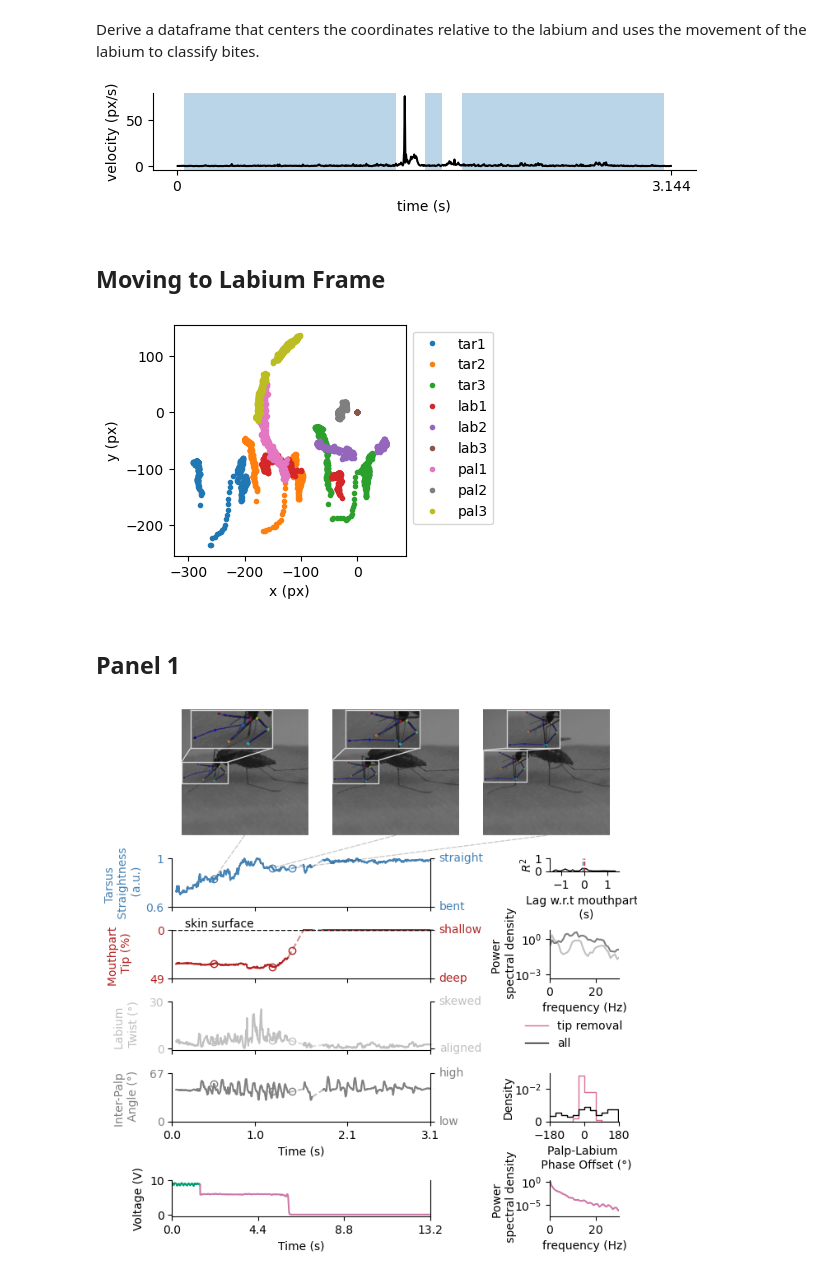
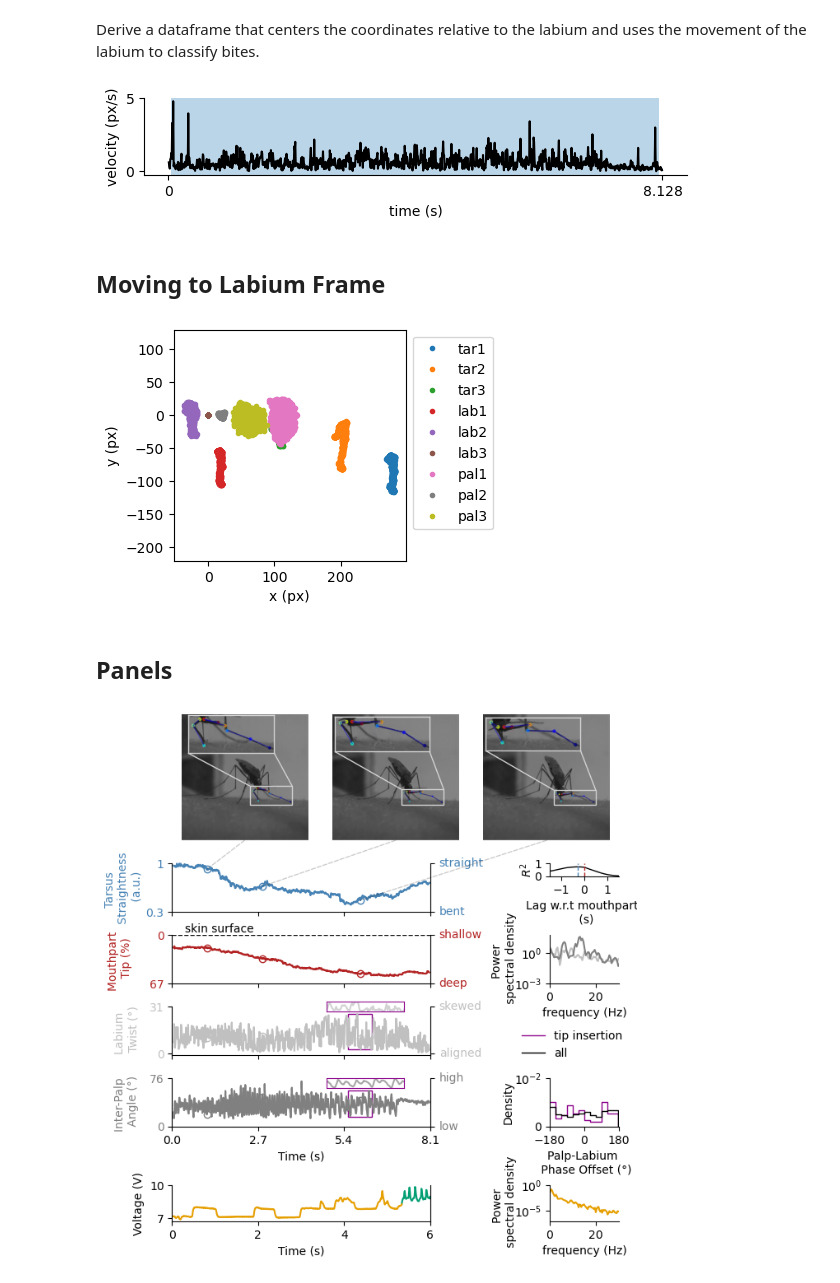
Before and after one commit to shivChitinous/bite-tracks, a Jupyter notebook: Figures.ipynb, the cells around one changed output. Cells and saved outputs as stored; diff of their text form; code cells hidden in the pictures.

Commit message:
Updated plot formats

```diff
--- a/Figures.ipynb
+++ b/Figures.ipynb
@@ -41,7 +41,7 @@ undDf = pd.read_csv(sep.join([dataDir.split('/')[0], 'underskin_data.csv']))
 # %% [markdown]
 Specify video index.
 # %%
-videoIdx = 4
+videoIdx = 2
 # %%
 vid_folder = datasetDf['path'].iloc[videoIdx]
 filename = datasetDf['filename'].iloc[videoIdx]
@@ -94,7 +94,7 @@ plt.ylabel('velocity (px/s)')
 # Save the figure
 plt.savefig(plot_folder + f"panel_{videoIdx}_" + "bite_segmentation.pdf", bbox_inches="tight")
 # %% [output]
-[figure, old version]
+[figure, new version]
 # %% [markdown]
 ## Moving to Labium Frame
 # %%
@@ -107,12 +107,12 @@ plt.legend(list(parts),bbox_to_anchor = (1,1));
 plt.xlabel('x (px)'); plt.ylabel('y (px)');
 plt.savefig(plot_folder+f"panel_{videoIdx}_"+"bodyparts_labium_frame_xy.pdf",bbox_inches = "tight")
 # %% [output]
-[figure, old version]
+[figure, new version]
 # %%
 # Load the video
 video = bt.videoExtract(sep.join([vid_folder, vidfile]))
 # %% [markdown]
-## Panel 1
+## Panels
 # %%
 # === Color Settings ===
 colors = {
@@ -263,7 +263,7 @@ if corrDf['insertion'].sum() > 0:
     sns.histplot(corrDf.loc[corrDf['insertion'].astype(bool), 'dPh'], bins=bins, ax=ax_pal_lab, element="step", stat="density", fill=False, color='darkmagenta', linewidth=1, label='tip insertion')
 sns.histplot(corrDf['dPh'], bins=bins, ax=ax_pal_lab, element="step", stat="density", fill=False, color='k', linewidth=1, label='all')
 if (corrDf['removal'].sum() > 0) | (corrDf['insertion'].sum() > 0):
-    ax_pal_lab.legend(loc='upper right', bbox_to_anchor=(1.2, 2.3), fontsize=10, frameon=False)
+    ax_pal_lab.legend(loc='upper right', bbox_to_anchor=(1.2, 2.2), fontsize=10, frameon=False)
 else:
     ax_pal_lab.legend([], [], frameon=False)
 ax_pal_lab.set_xlabel('Palp-Labium \n Phase Offset (°)', fontsize=10)
@@ -286,7 +286,6 @@ ax_spec.set_yticks([0.001, 1])
 ax_spec.set_xlim(0, 30)
 ax_spec.set_ylabel('Power \n spectral density', fontsize=10, labelpad=-2
                    )
-#ax_spec.text(1, np.min([np.min(Pxx_den), np.min(Pxx_den1)])*0.8, 'power \n spectrum', fontsize=10, color='k')
 sns.despine(ax=ax_spec)
 
 # === Inset for Active Movements ===
@@ -343,7 +342,6 @@ for i, (t, frame) in enumerate(zip(frame_times, frame_indices)):
 voltageDf['colors'] = voltageDf['condition'].map(colors)
 grouped = voltageDf.groupby('colors')
 ax_und = fig.add_subplot(gs[10:, 0:7])
-#ax_und.plot(voltageDf['Time [s]'], voltageDf['Voltage [V]'], color=colors['trace'], linewidth=1, zorder = -1)
 for key, group in grouped:
     group.plot(ax=ax_und, x="Time [s]", y="Voltage [V]", label=key, color=key, legend=None)
 ax_und.set_xlabel('Time (s)', fontsize=10)
@@ -380,32 +378,32 @@ if voltageDf['Time [s]'].max() > 100:
 
     # Plot voltage trace in the inset
     ax_in.plot(voltageDf['Time [s]'][window_mask],
                voltageDf['Voltage [V]'][window_mask],
                color=voltageDf['colors'].mode().values[0], alpha=0.7)
 
     # Configure inset appearance
     ax_in.set_xlim(t_start, t_end)
     ax_in.set_ylim(voltageDf['Voltage [V]'][window_mask].min(),
                    voltageDf['Voltage [V]'][window_mask].max())
     ax_in.set_xticks([]); ax_in.set_yticks([])
     ax_in.set_facecolor('white')
 
     # Set spine color depending on removal
     [s.set_edgecolor('k') for s in ax_in.spines.values()]
 
     # Mark region on the main plot (ax_und)
     ymin = voltageDf['Voltage [V]'][window_mask].min()
     ymax = voltageDf['Voltage [V]'][window_mask].max()
     v0 = (ymin - ax_und.get_ylim()[0]) / (ax_und.get_ylim()[1] - ax_und.get_ylim()[0])
     v1 = (ymax - ax_und.get_ylim()[0]) / (ax_und.get_ylim()[1] - ax_und.get_ylim()[0])
 
     ax_und.axvspan(t_start, t_end, ymin=v0, ymax=v1,
                    fill=False,
                    edgecolor='k',
                    linewidth=0.5)
 
 # === Save Figure ===
 plt.savefig(plot_folder + f"panel_{videoIdx}.pdf", bbox_inches='tight', dpi=300)
 # %% [output]
-[figure, old version]
+[figure, new version]
 # %%
```
Also changed, not shown: parts of 1 cell of this notebook, 28 other files.
